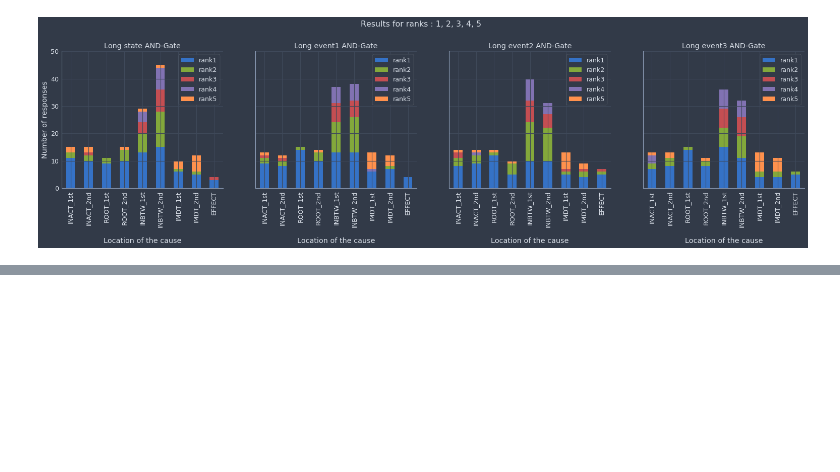
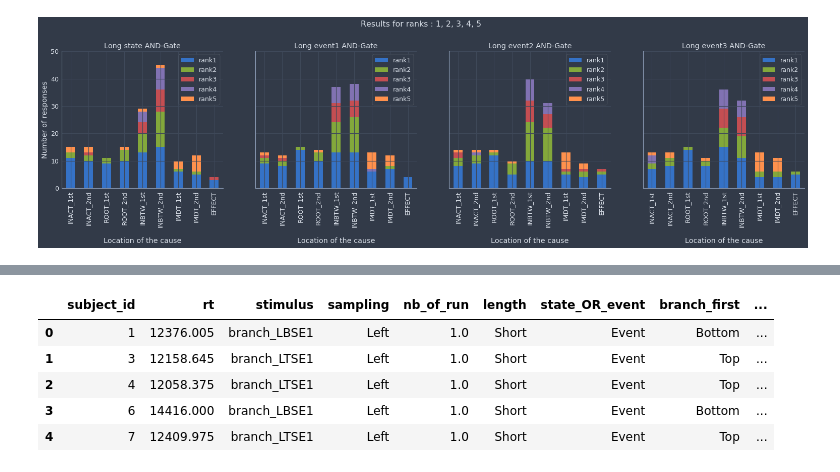
Before and after one commit to A-Fermo/continuity-cogsci21, a Jupyter notebook: analysis/analysis_E2.ipynb, the cells around one changed output, grey strips where cells are left out. Cells and saved outputs as stored; diff of their text form; code cells hidden in the pictures; blank space fills up the shorter version.

```diff
--- a/analysis/analysis_E2.ipynb
+++ b/analysis/analysis_E2.ipynb
@@ -616,0 +645,13 @@ graph([LongState,LongEvent1,LongEvent2,LongEvent3],title6,rank=[1,2,3,4,5],norma
+# %%
+# "OBJECT.add_filter(rank=1)" adds columns 'nodes_ranked_1' and 'categories_ranked_1' to the dataframe of OBJECT
+# add_filter(rank=[1,2,3,etc...]) : adds the columns of selected nodes (and their categories) for each corresponding
+# rank (1,2,3,etc...)
+
+ShortEvent1.add_filter(rank=1).df.head()
+# %% [output]
+|  | subject_id | rt | stimulus | sampling | nb_of_run | length | state_OR_event | branch_first | ... |
+| 0 | 1 | 12376.005 | branch_LBSE1 | Left | 1.0 | Short | Event | Bottom | ... |
+| 1 | 3 | 12158.645 | branch_LTSE1 | Left | 1.0 | Short | Event | Top | ... |
+| 2 | 4 | 12058.375 | branch_LTSE1 | Left | 1.0 | Short | Event | Top | ... |
+| 3 | 6 | 14416.000 | branch_LBSE1 | Left | 1.0 | Short | Event | Bottom | ... |
+| 4 | 7 | 12409.975 | branch_LTSE1 | Left | 1.0 | Short | Event | Top | ... |
```
Also changed, not shown: parts of 22 cells of this notebook, 3 other files.
